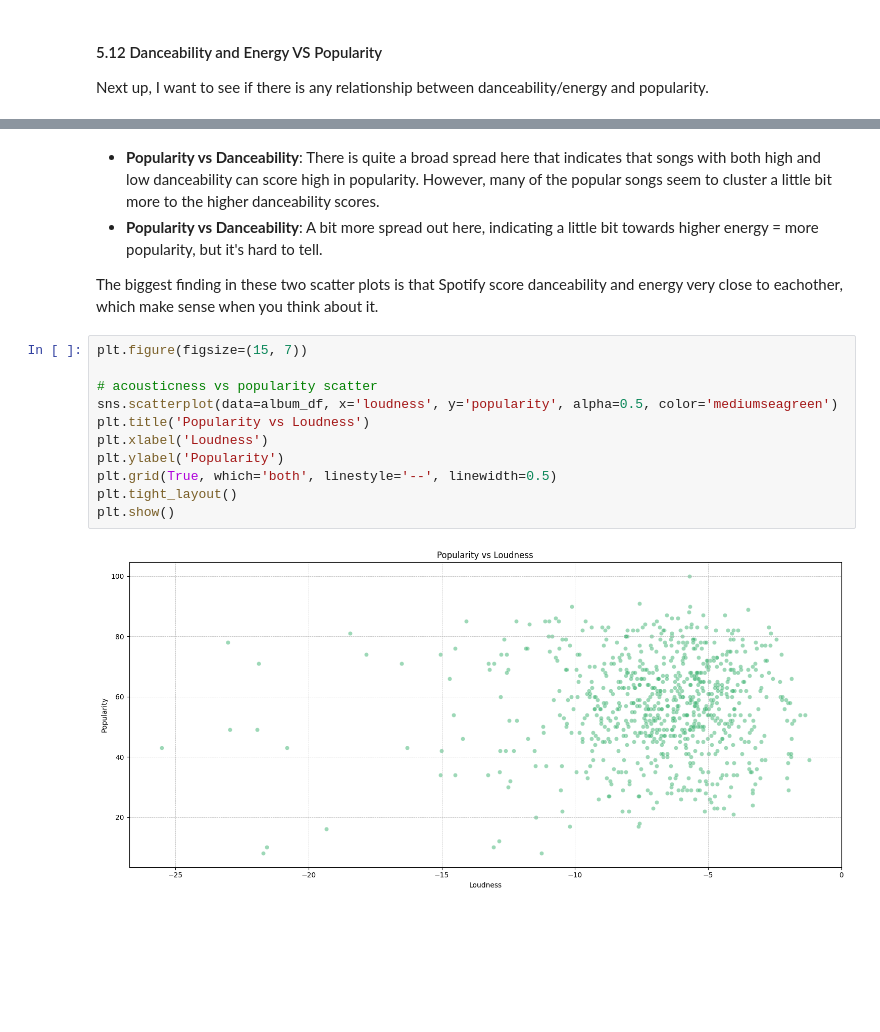
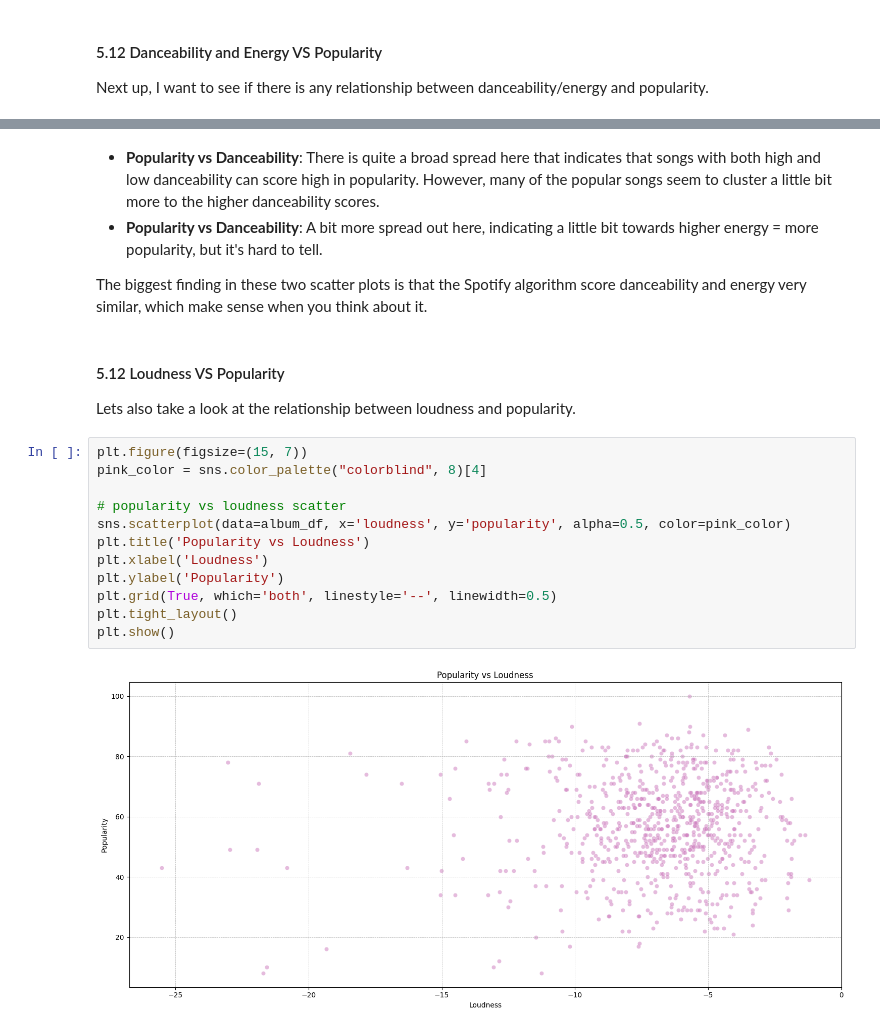
Before and after one commit to joelbit33/hit-songs-analysis, a Jupyter notebook: analysis/analysis.ipynb, the cells around one changed output, grey strips where cells are left out. Drawn from its saved outputs; the diff is of its cells as text; blank space fills up the shorter version.

```diff
--- a/analysis/analysis.ipynb
+++ b/analysis/analysis.ipynb
@@ -448,17 +448,21 @@ plt.show()
 - **Popularity vs Danceability**: There is quite a broad spread here that indicates that songs with both high and low danceability can score high in popularity. However, many of the popular songs seem to cluster a little bit more to the higher danceability scores.
 - **Popularity vs Danceability**: A bit more spread out here, indicating a little bit towards higher energy = more popularity, but it's hard to tell.<br>
 
-The biggest finding in these two scatter plots is that Spotify score danceability and energy very close to eachother, which make sense when you think about it.
+The biggest finding in these two scatter plots is that the Spotify algorithm score danceability and energy very similar, which make sense when you think about it.
+# %% [markdown]
+#### 5.12 Loudness VS Popularity
+Lets also take a look at the relationship between loudness and popularity.
 # %%
 plt.figure(figsize=(15, 7))
+pink_color = sns.color_palette("colorblind", 8)[4]
 
-# acousticness vs popularity scatter
-sns.scatterplot(data=album_df, x='loudness', y='popularity', alpha=0.5, color='mediumseagreen')
+# popularity vs loudness scatter
+sns.scatterplot(data=album_df, x='loudness', y='popularity', alpha=0.5, color=pink_color)
 plt.title('Popularity vs Loudness')
 plt.xlabel('Loudness')
 plt.ylabel('Popularity')
 plt.grid(True, which='both', linestyle='--', linewidth=0.5)
 plt.tight_layout()
 plt.show()
 # %% [output]
-[figure, old version]
+[figure, new version]
```
Also changed, not shown: parts of 28 cells of this notebook, 1 other file.
